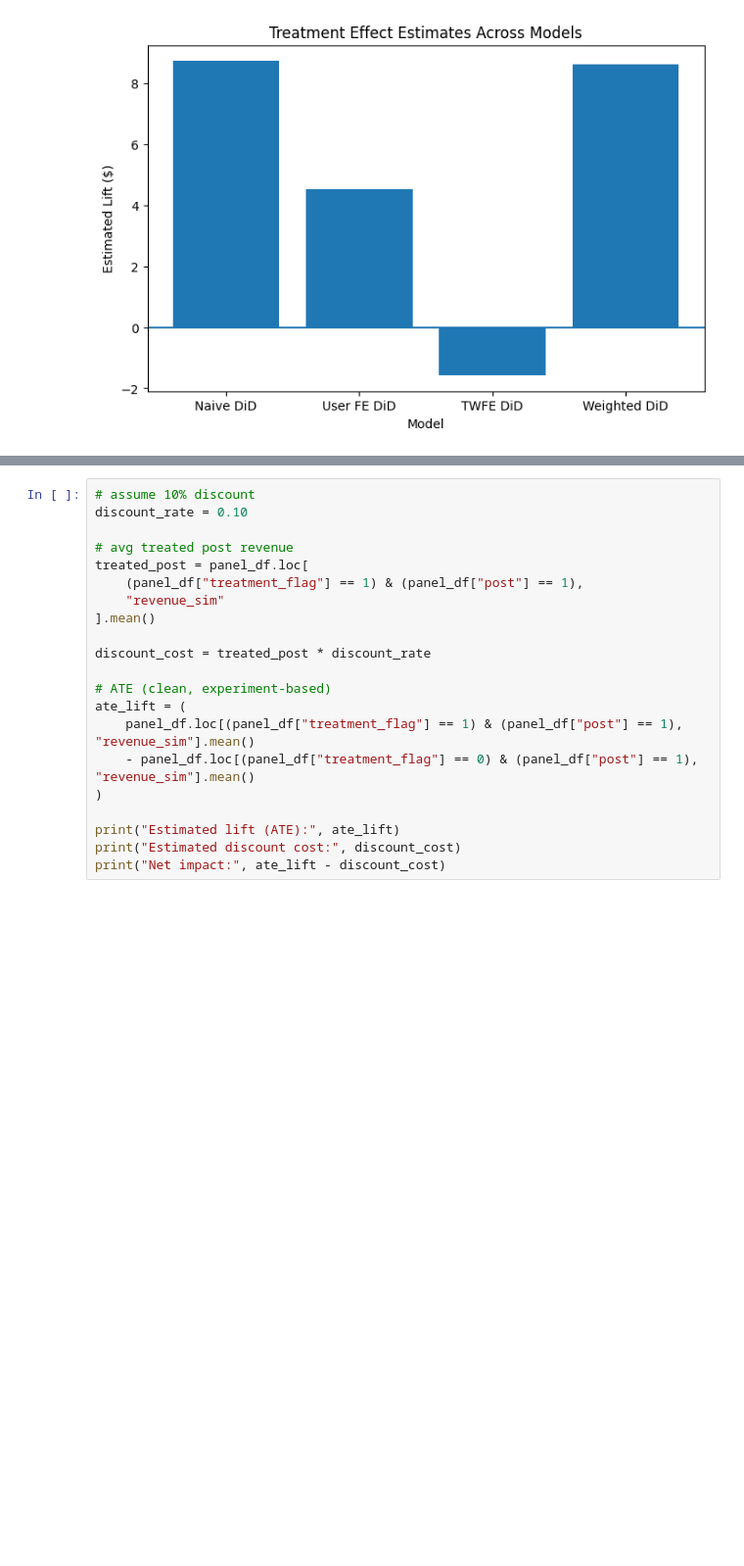
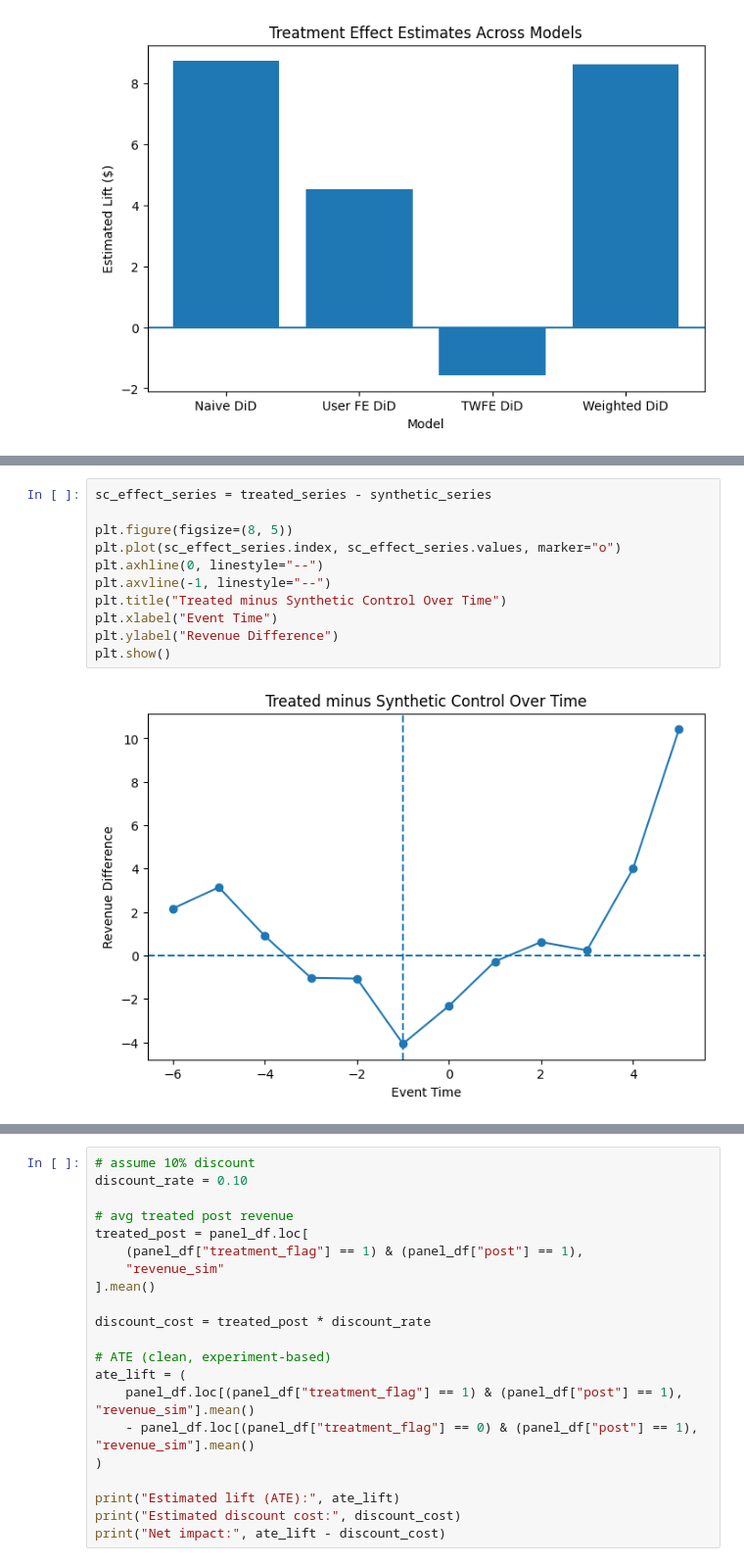
Before and after one commit to tcampayne/targeted-promotion-incrementality-experiment, a Jupyter notebook: analysis/02_inference.ipynb, the cells around one changed output, grey strips where cells are left out. Shown at 98% size. Saved outputs shown, nothing was run; the diff lists cells and outputs as text; blank space fills up the shorter version.

```diff
--- a/analysis/02_inference.ipynb
+++ b/analysis/02_inference.ipynb
@@ -766,0 +892,13 @@ Overall, this instability highlights the importance of experimental design, and
+# %%
+sc_effect_series = treated_series - synthetic_series
+
+plt.figure(figsize=(8, 5))
+plt.plot(sc_effect_series.index, sc_effect_series.values, marker="o")
+plt.axhline(0, linestyle="--")
+plt.axvline(-1, linestyle="--")
+plt.title("Treated minus Synthetic Control Over Time")
+plt.xlabel("Event Time")
+plt.ylabel("Revenue Difference")
+plt.show()
+# %% [output]
+[figure, added]
```
Also changed, not shown: parts of 25 cells of this notebook, 2 other files.
